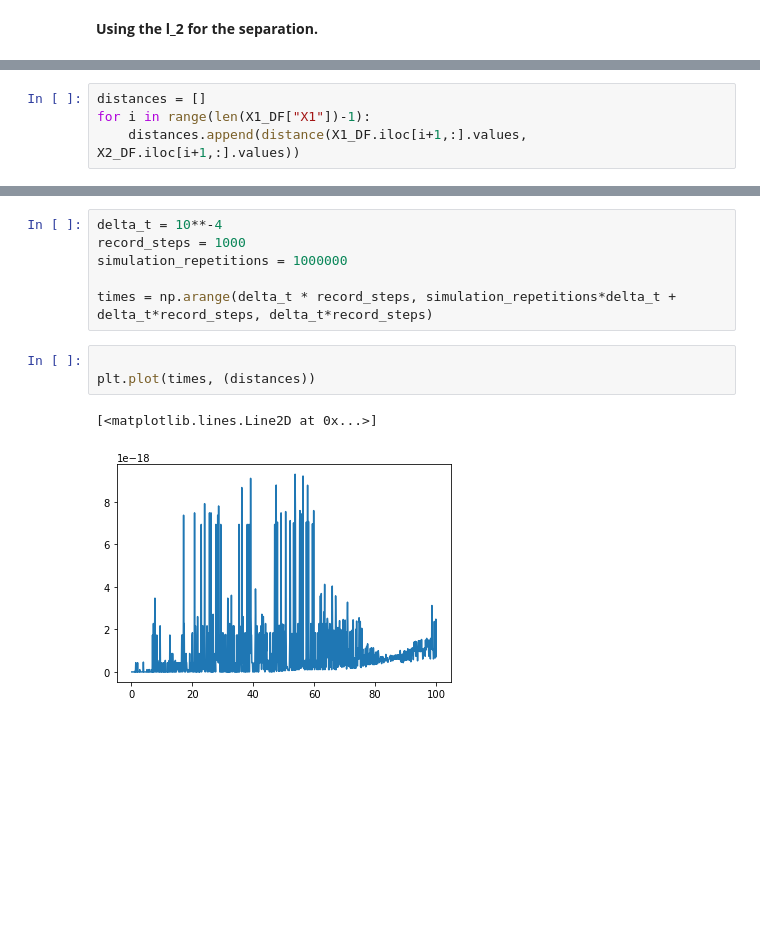
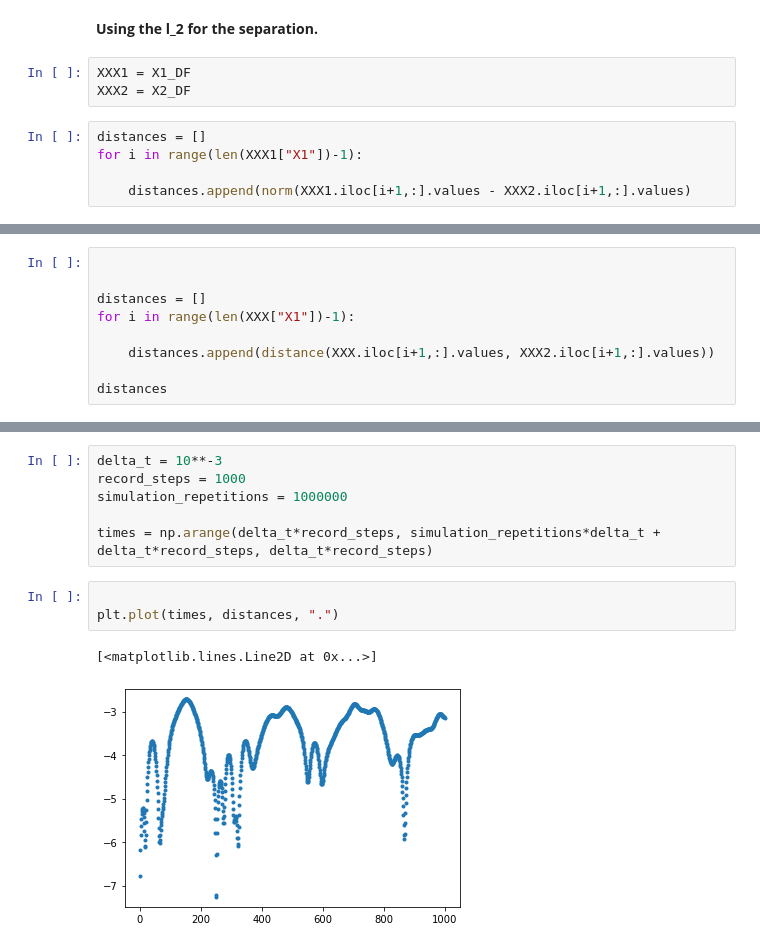
Before and after one commit to Rtk100/DIAS-Summer-Internship, a Jupyter notebook: Python/Chaos in Classical D0-Brane Mechanic. Data Analysis.ipynb, the cells around one changed output, grey strips where cells are left out. Drawn from its saved outputs; the diff is of its cells as text; blank space fills up the shorter version.

```diff
--- a/Python/Chaos in Classical D0-Brane Mechanic. Data Analysis.ipynb
+++ b/Python/Chaos in Classical D0-Brane Mechanic. Data Analysis.ipynb
@@ -535,3 +535,11 @@ def distance(X1, X2):
 # Lyapunov exponent
 # %% [markdown]
 **Using the l_2 for the separation.**
+# %%
+XXX1 = X1_DF
+XXX2 = X2_DF
+# %%
+distances = []
+for i in range(len(XXX1["X1"])-1):
+
+    distances.append(norm(XXX1.iloc[i+1,:].values - XXX2.iloc[i+1,:].values)
@@ -538,4 +550,9 @@ def distance(X1, X2):
 # %%
+
+
 distances = []
-for i in range(len(X1_DF["X1"])-1):
-    distances.append(distance(X1_DF.iloc[i+1,:].values, X2_DF.iloc[i+1,:].values))
+for i in range(len(XXX["X1"])-1):
+
+    distances.append(distance(XXX.iloc[i+1,:].values, XXX2.iloc[i+1,:].values))
+
+distances
@@ -542,12 +577,12 @@ for i in range(len(X1_DF["X1"])-1):
-# %%
-delta_t = 10**-4
-record_steps = 1000
-simulation_repetitions = 1000000
-
-times = np.arange(delta_t * record_steps, simulation_repetitions*delta_t + delta_t*record_steps, delta_t*record_steps)
-# %%
-
-plt.plot(times, (distances))
-# %% [output]
-[<matplotlib.lines.Line2D at 0x...>]
-[figure, removed]
+# %%
+delta_t = 10**-3
+record_steps = 1000
+simulation_repetitions = 1000000
+
+times = np.arange(delta_t*record_steps, simulation_repetitions*delta_t + delta_t*record_steps, delta_t*record_steps)
+# %%
+
+plt.plot(times, distances, ".")
+# %% [output]
+[<matplotlib.lines.Line2D at 0x...>]
+[figure, added]
```
Also changed, not shown: parts of 11 cells of this notebook, 22 other files.
